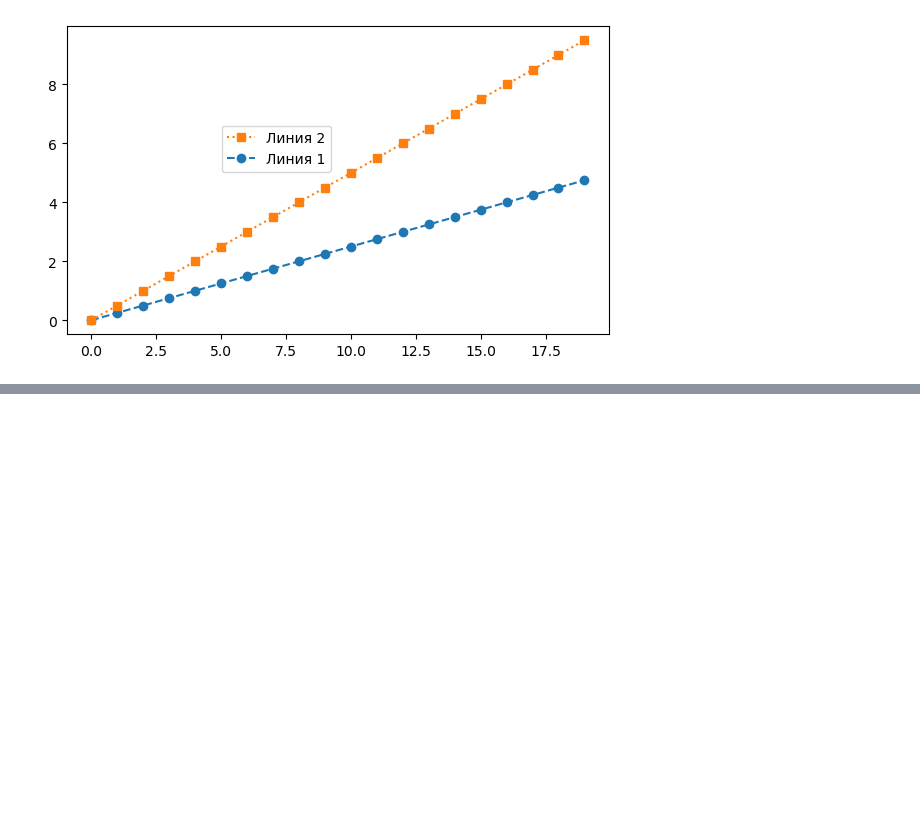
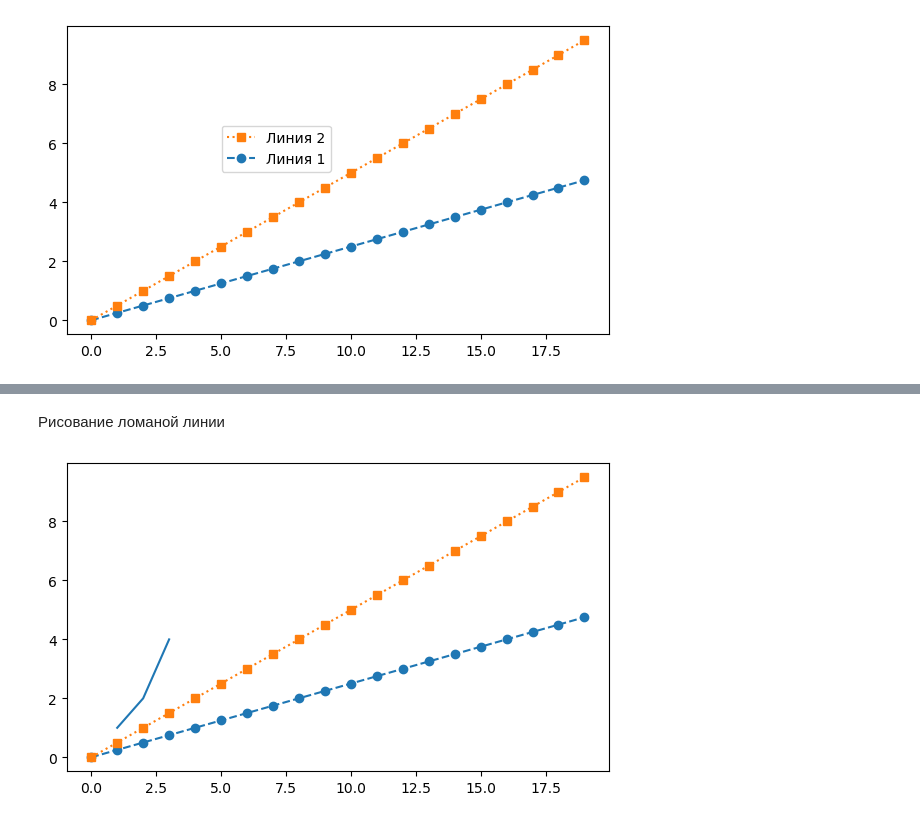
Before and after one commit to AleksandrFrom/DS, a Jupyter notebook: Matplotlib/08.ipynb, the cells around one changed output, grey strips where cells are left out. Drawn from its saved outputs; the diff is of its cells as text; code cells hidden in the pictures; blank space fills up the shorter version.

```diff
--- a/Matplotlib/08.ipynb
+++ b/Matplotlib/08.ipynb
@@ -65,0 +91,18 @@ plt.show()
+# %% [markdown]
+Рисование ломаной линии
+# %%
+from matplotlib.lines import Line2D
+
+l1 = Line2D([1, 2, 3], [1, 2, 4])
+
+fig = plt.figure(figsize=(7, 4))
+ax = fig.add_subplot()
+
+line1, = ax.plot(np.arange(0, 5, 0.25), '--o')
+line2, = ax.plot(np.arange(0, 10, 0.5), ':s' )
+
+ax.add_line(l1)
+
+plt.show()
+# %% [output]
+[figure, added]
```
Also changed, not shown: parts of 5 cells of this notebook, 3 other files.
